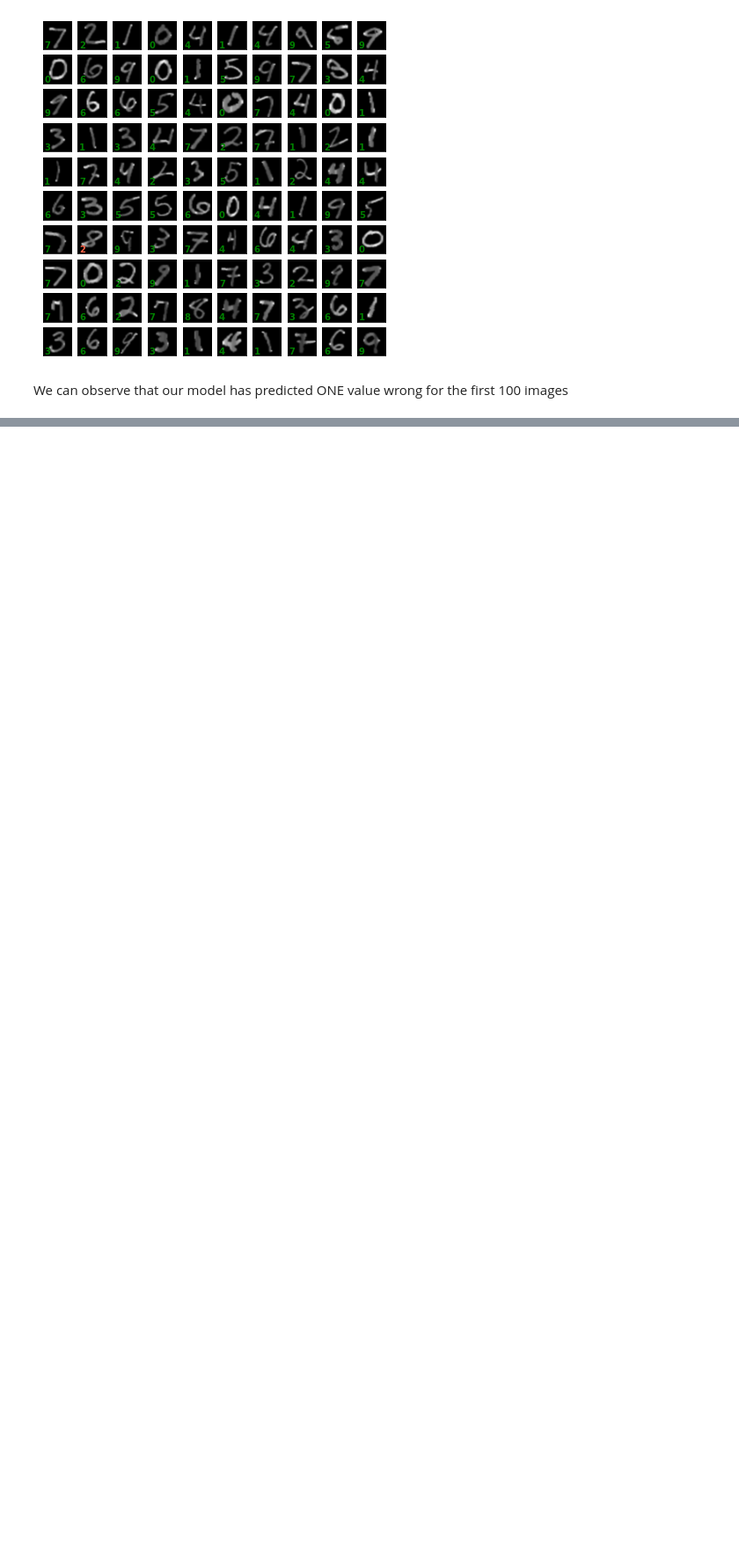
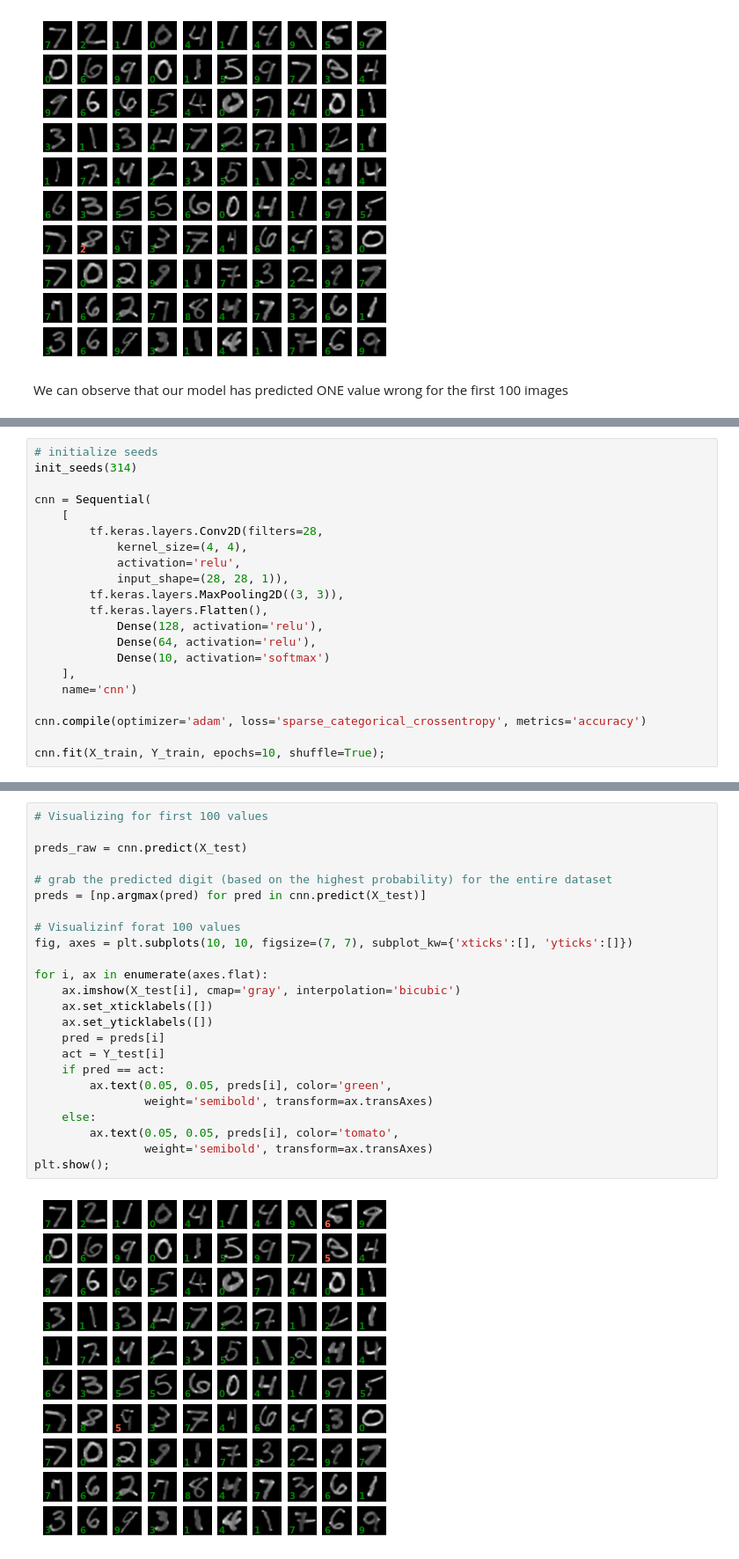
Before and after one commit to ShivaniTyagi1206/Digit-Recognition-Model-for-MNIST-Dataset, a Jupyter notebook: MNIST digits classification.ipynb, the cells around one changed output, grey strips where cells are left out. Shown: that part at 88% size. Cells and saved outputs as stored; diff of their text form; blank space fills up the shorter version.

```diff
--- a/MNIST digits classification.ipynb
+++ b/MNIST digits classification.ipynb
@@ -308,0 +261,21 @@ We can observe that our model has predicted ONE value wrong for the first 100 im
+# %%
+# initialize seeds
+init_seeds(314)
+
+cnn = Sequential(
+    [
+        tf.keras.layers.Conv2D(filters=28,
+            kernel_size=(4, 4),
+            activation='relu',
+            input_shape=(28, 28, 1)),
+        tf.keras.layers.MaxPooling2D((3, 3)),
+        tf.keras.layers.Flatten(),
+            Dense(128, activation='relu'),
+            Dense(64, activation='relu'),
+            Dense(10, activation='softmax')
+    ],
+    name='cnn')
+
+cnn.compile(optimizer='adam', loss='sparse_categorical_crossentropy', metrics='accuracy')
+
+cnn.fit(X_train, Y_train, epochs=10, shuffle=True);
@@ -308,0 +404,26 @@ We can observe that our model has predicted ONE value wrong for the first 100 im
+# %%
+# Visualizing for first 100 values
+
+preds_raw = cnn.predict(X_test)
+
+# grab the predicted digit (based on the highest probability) for the entire dataset
+preds = [np.argmax(pred) for pred in cnn.predict(X_test)]
+
+# Visualizinf forat 100 values
+fig, axes = plt.subplots(10, 10, figsize=(7, 7), subplot_kw={'xticks':[], 'yticks':[]})
+
+for i, ax in enumerate(axes.flat):
+    ax.imshow(X_test[i], cmap='gray', interpolation='bicubic')
+    ax.set_xticklabels([])
+    ax.set_yticklabels([])
+    pred = preds[i]
+    act = Y_test[i]
+    if pred == act:
+        ax.text(0.05, 0.05, preds[i], color='green',
+                weight='semibold', transform=ax.transAxes)
+    else:
+        ax.text(0.05, 0.05, preds[i], color='tomato',
+                weight='semibold', transform=ax.transAxes)
+plt.show();
+# %% [output]
+[figure, added]
```
Also changed, not shown: parts of 15 cells of this notebook, 4 other files.
